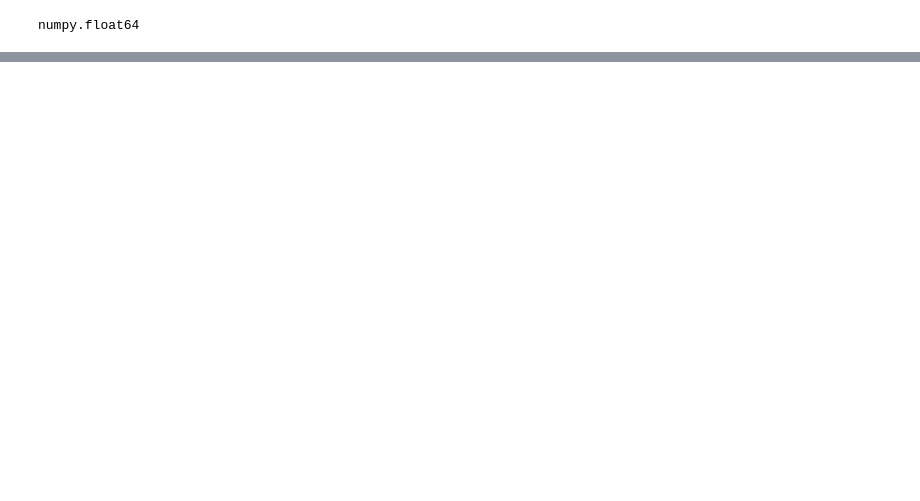
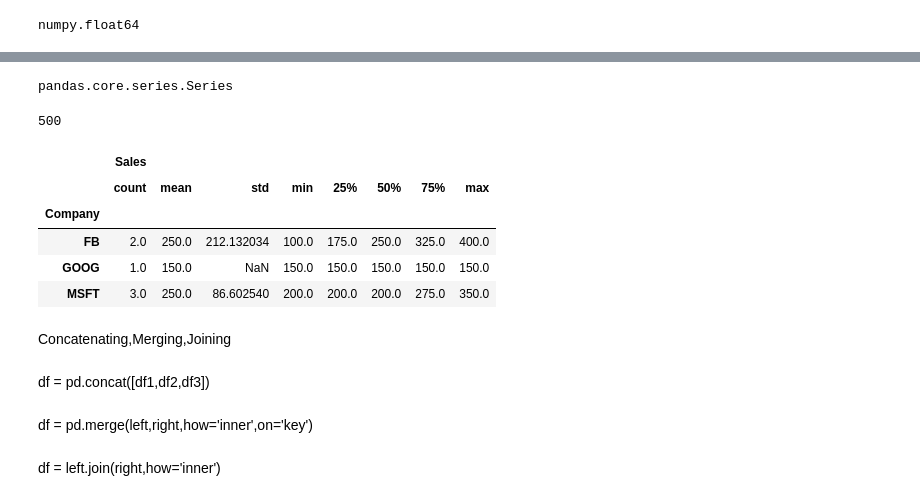
Before and after one commit to midhunmathewsunny/PractiseDataScience, a Jupyter notebook: Python_Pandas.ipynb, the cells around one changed output, grey strips where cells are left out. Cells and saved outputs as stored; diff of their text form; code cells hidden in the pictures; blank space fills up the shorter version.

Commit message:
Exercises in Pandas

```diff
--- a/Python_Pandas.ipynb
+++ b/Python_Pandas.ipynb
@@ -197,0 +200,6 @@ df
+# %%
+data = {'Company':["MSFT","MSFT","GOOG","FB","FB","MSFT"],
+       'Person':["Bob","Dylan","Arya","Ashley","Tom","Raymond"],
+       'Sales':[200,350,150,400,100,200]}
+# %%
+data = pd.DataFrame(data)
@@ -197,0 +216,2 @@ df
+# %%
+byComp = data.groupby('Company')
@@ -197,0 +226,25 @@ df
+# %%
+type(byComp.sum().loc['FB'])
+# %% [output]
+pandas.core.series.Series
+# %%
+byComp.sum().loc['FB']['Sales']
+# %% [output]
+500
+# %%
+byComp.describe()
+# %% [output]
+|  | Sales |  |  |  |  |  |  |  |
+|  | count | mean | std | min | 25% | 50% | 75% | max |
+| Company |  |  |  |  |  |  |  |  |
+| FB | 2.0 | 250.0 | 212.132034 | 100.0 | 175.0 | 250.0 | 325.0 | 400.0 |
+| GOOG | 1.0 | 150.0 | NaN | 150.0 | 150.0 | 150.0 | 150.0 | 150.0 |
+| MSFT | 3.0 | 250.0 | 86.602540 | 200.0 | 200.0 | 200.0 | 275.0 | 350.0 |
+# %% [markdown]
+Concatenating,Merging,Joining
+# %% [markdown]
+df = pd.concat([df1,df2,df3])
+# %% [markdown]
+df = pd.merge(left,right,how='inner',on='key')
+# %% [markdown]
+df = left.join(right,how='inner')
```
Also changed, not shown: parts of 17 cells of this notebook, 4 other files.
